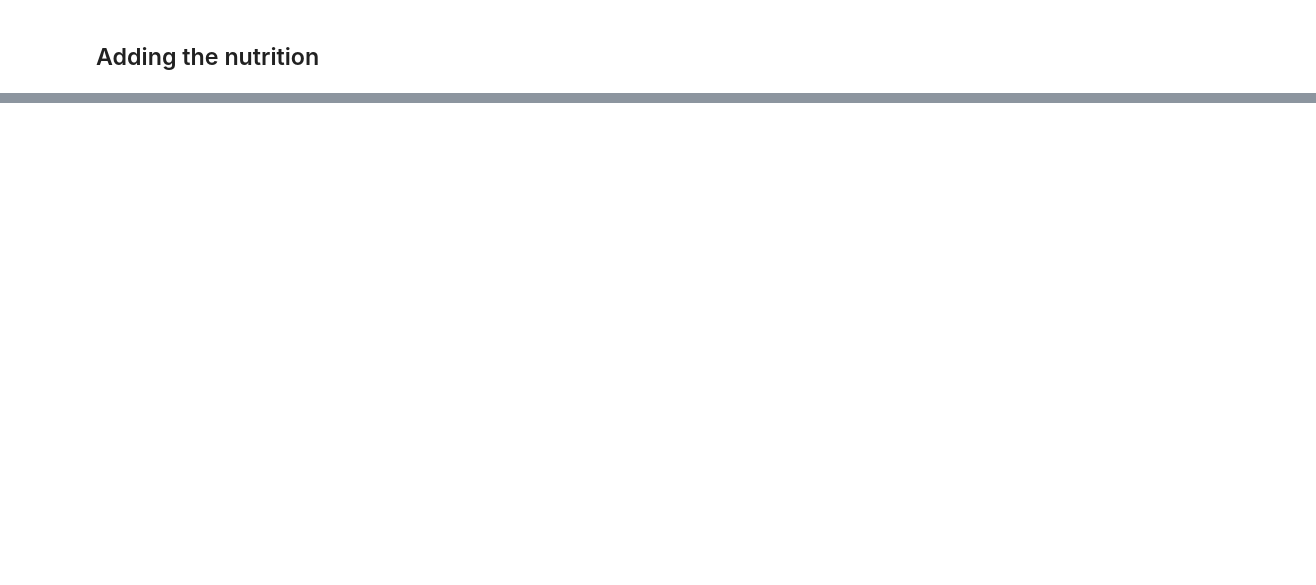
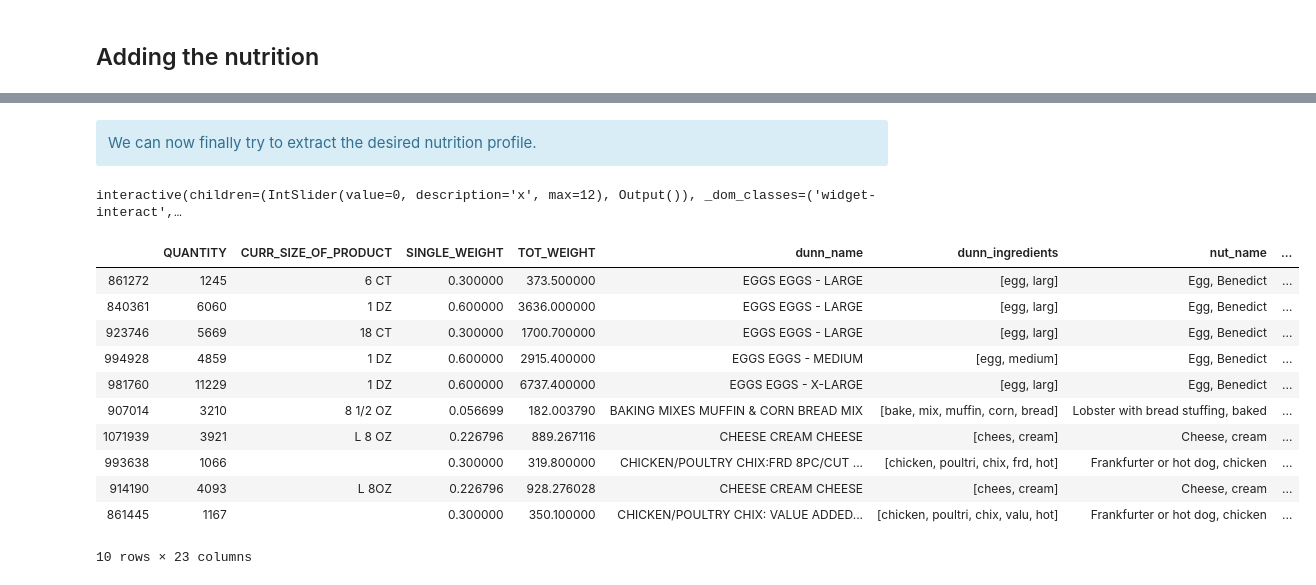
Before and after one commit to raphaelreiss/ADA_project, a Jupyter notebook: src/TermProject.ipynb, the cells around one changed output, grey strips where cells are left out. Cells and saved outputs as stored; diff of their text form; code cells hidden in the pictures; blank space fills up the shorter version.

```diff
--- a/src/TermProject.ipynb
+++ b/src/TermProject.ipynb
@@ -224,3 +224,0 @@ all_nutrition[['ingredients'],['ref_fdc_name']]
-# %%
-top4000 = top4000.join(all_nutrition,how = 'inner',on = 'PRODUCT_ID',lsuffix = '_l')\
-        .drop(columns = ['QUANTITY_l'])
@@ -407,4 +224,0 @@ joined_df.pivot(columns='nutrient_id')
-# %%
-#load the pickle file
-with open(r"../results/products_with_link_to_nutrients_df.pickle", "rb") as input_file:
-    linked_df = pickle.load(input_file)
@@ -516,0 +225,47 @@ top_purchased_foods.head()
+# %% [markdown]
+<div class="alert alert-block alert-info">
+ We can now finally try to extract the desired nutrition profile.
+</div>
+# %%
+top4000.sort_values(by = 'TOT_WEIGHT',ascending = False, inplace = True)
+# %%
+with open(r"../results/dunnhumb_articles_nutriments.pickle", "rb") as input_file:
+    all_nutrition = pickle.load(input_file)
+with open(r"../results/nutriments_units.pickle", "rb") as input_file:
+    nutriment_units_df = pickle.load(input_file)
+top4000 = top4000.join(all_nutrition,how = 'inner')\
+                 .sort_values(by = 'TOT_WEIGHT',ascending = False)\
+                 .drop(columns = ['COMMODITY_DESC','SUB_COMMODITY_DESC'])
+
+nutriments = top4000.drop(top4000.columns[np.arange(10)],axis = 1).columns.values
+# %%
+def g(x):
+    nutriment = nutriments[x]
+    fig,ax = plt.subplots(1)
+    #top4000[top4000.TOT_WEIGHT != 0].reset_index().head(4000).plot.bar(y = nutriment,ax = ax)
+    temp = top4000[top4000.TOT_WEIGHT != 0].reset_index().head(100)
+    sns.barplot(x = temp.index,y = temp[nutriment])
+    unit = nutriment_units_df[nutriment_units_df['name'] == nutriment].unit_name.values[0]
+    ax.set_title(nutriment)
+    ax.set_ylabel('%s %s per 100 grams' % (nutriment,unit))
+    ax.set_xlabel('items (sorted by most bought mass)')
+    empty_string_labels = ['']*len(ax.get_xticklabels())
+    ax.set_xticklabels(empty_string_labels)
+interact(g, x=widgets.IntSlider(min=0, max=len(nutriments) - 1, step=1, value=0));
+# %% [output]
+interactive(children=(IntSlider(value=0, description='x', max=12), Output()), _dom_classes=('widget-interact',…
+# %%
+top4000.sort_values(by = 'cholesterol',ascending = False).head(100)
+# %% [output]
+|  | QUANTITY | CURR_SIZE_OF_PRODUCT | SINGLE_WEIGHT | TOT_WEIGHT | dunn_name | dunn_ingredients | nut_name | ... |
+| 861272 | 1245 | 6 CT | 0.300000 | 373.500000 | EGGS EGGS - LARGE | [egg, larg] | Egg, Benedict | ... |
+| 840361 | 6060 | 1 DZ | 0.600000 | 3636.000000 | EGGS EGGS - LARGE | [egg, larg] | Egg, Benedict | ... |
+| 923746 | 5669 | 18 CT | 0.300000 | 1700.700000 | EGGS EGGS - LARGE | [egg, larg] | Egg, Benedict | ... |
+| 994928 | 4859 | 1 DZ | 0.600000 | 2915.400000 | EGGS EGGS - MEDIUM | [egg, medium] | Egg, Benedict | ... |
+| 981760 | 11229 | 1 DZ | 0.600000 | 6737.400000 | EGGS EGGS - X-LARGE | [egg, larg] | Egg, Benedict | ... |
+| 907014 | 3210 | 8 1/2 OZ | 0.056699 | 182.003790 | BAKING MIXES MUFFIN & CORN BREAD MIX | [bake, mix, muffin, corn, bread] | Lobster with bread stuffing, baked | ... |
+| 1071939 | 3921 | L 8 OZ | 0.226796 | 889.267116 | CHEESE CREAM CHEESE | [chees, cream] | Cheese, cream | ... |
+| 993638 | 1066 |  | 0.300000 | 319.800000 | CHICKEN/POULTRY CHIX:FRD 8PC/CUT ... | [chicken, poultri, chix, frd, hot] | Frankfurter or hot dog, chicken | ... |
+| 914190 | 4093 | L 8OZ | 0.226796 | 928.276028 | CHEESE CREAM CHEESE | [chees, cream] | Cheese, cream | ... |
+| 861445 | 1167 |  | 0.300000 | 350.100000 | CHICKEN/POULTRY CHIX: VALUE ADDED... | [chicken, poultri, chix, valu, hot] | Frankfurter or hot dog, chicken | ... |
+10 rows × 23 columns
```
Also changed, not shown: parts of 66 cells of this notebook, 7 other files.
